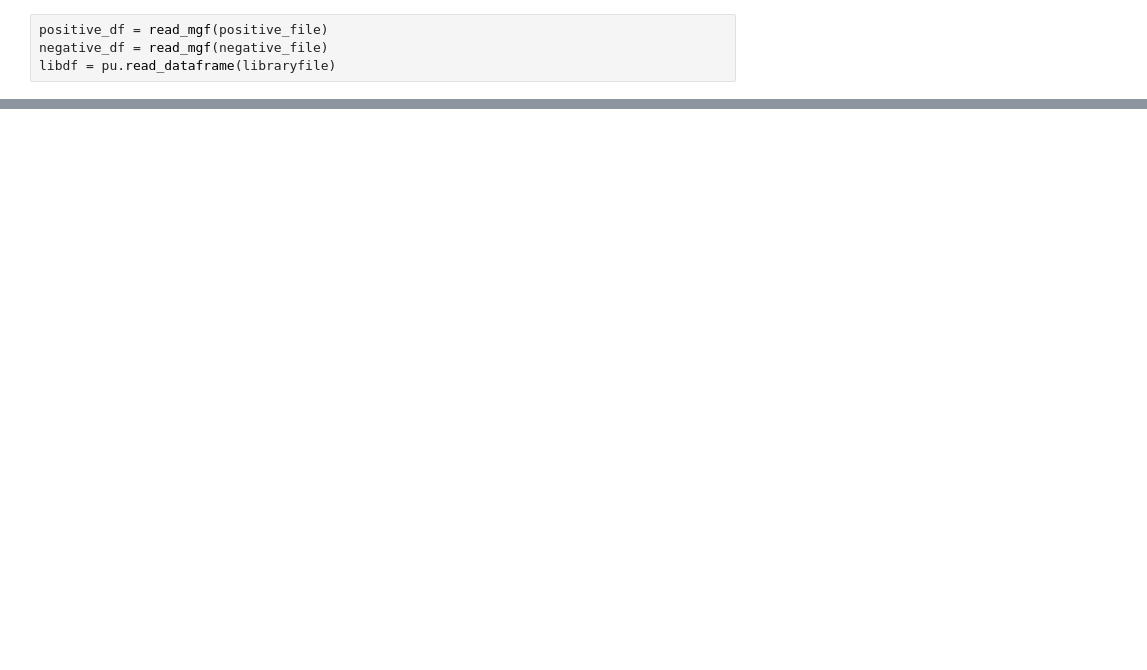
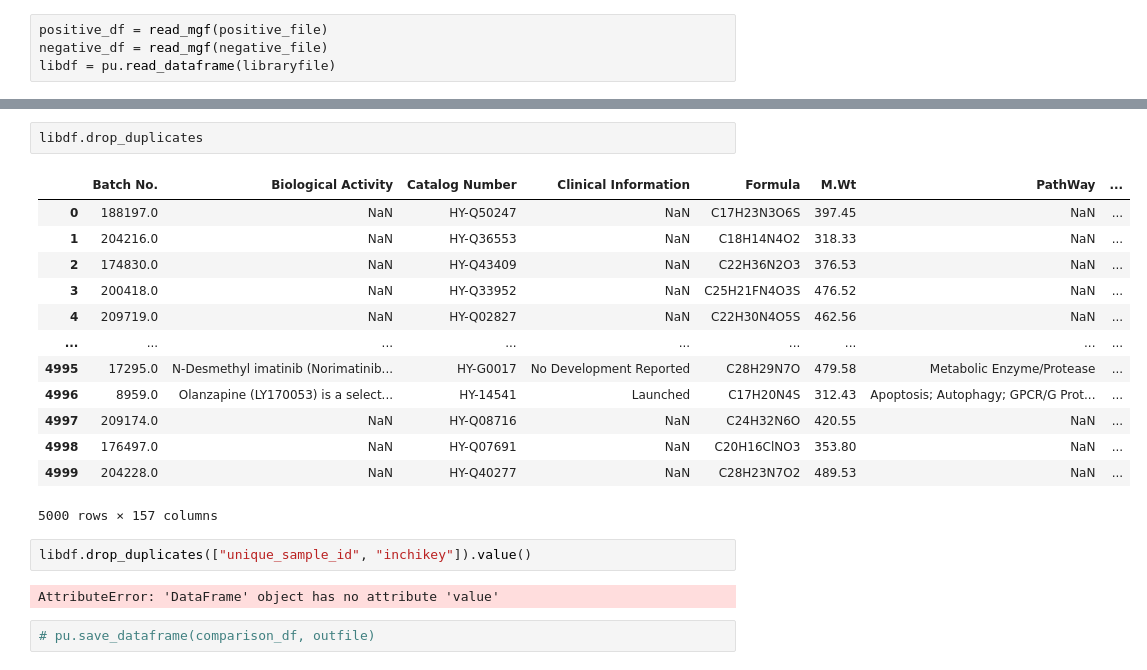
Before and after one commit to corinnabrungs/msn_tree_library, a Jupyter notebook: notebooks/comparison_positive_negative.ipynb, the cells around one changed output, grey strips where cells are left out. Drawn from its saved outputs; the diff is of its cells as text; blank space fills up the shorter version.

```diff
--- a/notebooks/comparison_positive_negative.ipynb
+++ b/notebooks/comparison_positive_negative.ipynb
@@ -357,0 +225,22 @@ wp.plot(key="logp")
+# %%
+libdf.drop_duplicates
+# %% [output]
+|  | Batch No. | Biological Activity | Catalog Number | Clinical Information | Formula | M.Wt | PathWay | ... |
+| 0 | 188197.0 | NaN | HY-Q50247 | NaN | C17H23N3O6S | 397.45 | NaN | ... |
+| 1 | 204216.0 | NaN | HY-Q36553 | NaN | C18H14N4O2 | 318.33 | NaN | ... |
+| 2 | 174830.0 | NaN | HY-Q43409 | NaN | C22H36N2O3 | 376.53 | NaN | ... |
+| 3 | 200418.0 | NaN | HY-Q33952 | NaN | C25H21FN4O3S | 476.52 | NaN | ... |
+| 4 | 209719.0 | NaN | HY-Q02827 | NaN | C22H30N4O5S | 462.56 | NaN | ... |
+| ... | ... | ... | ... | ... | ... | ... | ... | ... |
+| 4995 | 17295.0 | N-Desmethyl imatinib (Norimatinib... | HY-G0017 | No Development Reported | C28H29N7O | 479.58 | Metabolic Enzyme/Protease | ... |
+| 4996 | 8959.0 | Olanzapine (LY170053) is a select... | HY-14541 | Launched | C17H20N4S | 312.43 | Apoptosis; Autophagy; GPCR/G Prot... | ... |
+| 4997 | 209174.0 | NaN | HY-Q08716 | NaN | C24H32N6O | 420.55 | NaN | ... |
+| 4998 | 176497.0 | NaN | HY-Q07691 | NaN | C20H16ClNO3 | 353.80 | NaN | ... |
+| 4999 | 204228.0 | NaN | HY-Q40277 | NaN | C28H23N7O2 | 489.53 | NaN | ... |
+5000 rows × 157 columns
+# %%
+libdf.drop_duplicates(["unique_sample_id", "inchikey"]).value()
+# %% [output]
+AttributeError: 'DataFrame' object has no attribute 'value'
+# %%
+# pu.save_dataframe(comparison_df, outfile)
```
Also changed, not shown: parts of 38 cells of this notebook.
